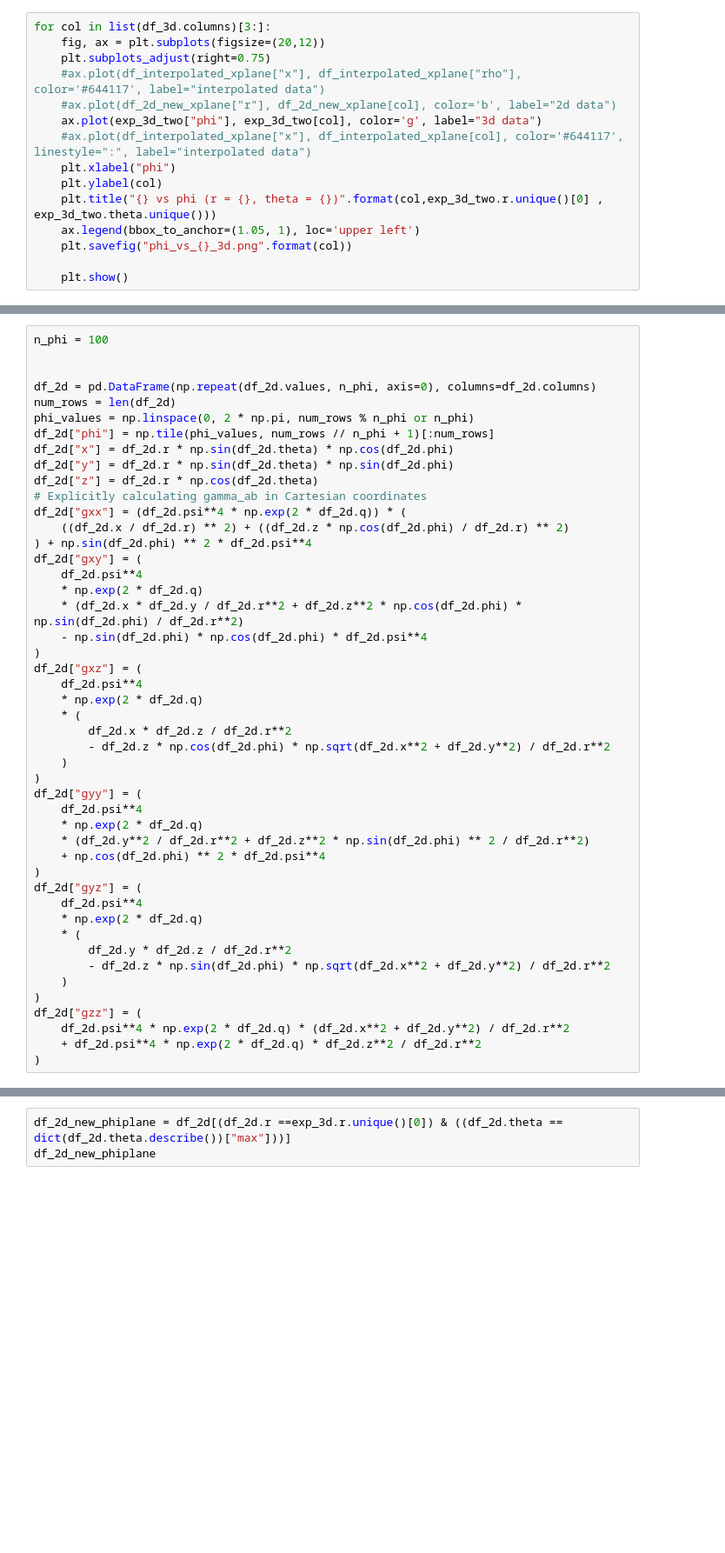
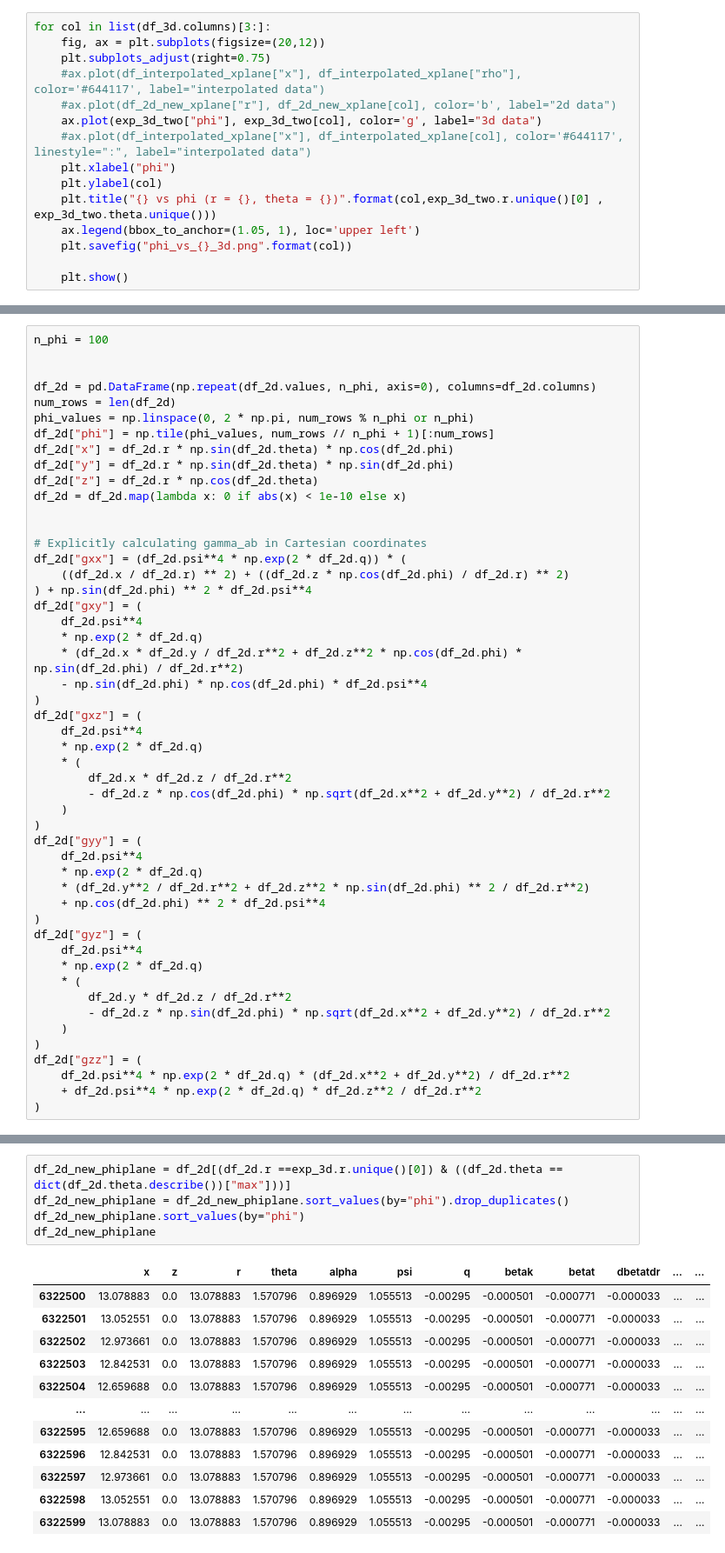
Before and after one commit to TsokarosRelativity/BlackHoleDiskProject, a Jupyter notebook: notebooks/check.ipynb, the cells around one changed output, grey strips where cells are left out. Shown at 87% size. Cells and saved outputs as stored; diff of their text form; blank space fills up the shorter version.

```diff
--- a/notebooks/check.ipynb
+++ b/notebooks/check.ipynb
@@ -66,6 +111,9 @@ df_2d["phi"] = np.tile(phi_values, num_rows // n_phi + 1)[:num_rows]
 df_2d["x"] = df_2d.r * np.sin(df_2d.theta) * np.cos(df_2d.phi)
 df_2d["y"] = df_2d.r * np.sin(df_2d.theta) * np.sin(df_2d.phi)
 df_2d["z"] = df_2d.r * np.cos(df_2d.theta)
+df_2d = df_2d.map(lambda x: 0 if abs(x) < 1e-10 else x)
+
+
 # Explicitly calculating gamma_ab in Cartesian coordinates
 df_2d["gxx"] = (df_2d.psi**4 * np.exp(2 * df_2d.q)) * (
     ((df_2d.x / df_2d.r) ** 2) + ((df_2d.z * np.cos(df_2d.phi) / df_2d.r) ** 2)
@@ -110,3 +189,18 @@ list(df_2d.columns)[4:]
 # %%
 df_2d_new_phiplane = df_2d[(df_2d.r ==exp_3d.r.unique()[0]) & ((df_2d.theta == dict(df_2d.theta.describe())["max"]))]
+df_2d_new_phiplane = df_2d_new_phiplane.sort_values(by="phi").drop_duplicates()
+df_2d_new_phiplane.sort_values(by="phi")
 df_2d_new_phiplane
+# %% [output]
+|  | x | z | r | theta | alpha | psi | q | betak | betat | dbetatdr | ... | ... |
+| 6322500 | 13.078883 | 0.0 | 13.078883 | 1.570796 | 0.896929 | 1.055513 | -0.00295 | -0.000501 | -0.000771 | -0.000033 | ... | ... |
+| 6322501 | 13.052551 | 0.0 | 13.078883 | 1.570796 | 0.896929 | 1.055513 | -0.00295 | -0.000501 | -0.000771 | -0.000033 | ... | ... |
+| 6322502 | 12.973661 | 0.0 | 13.078883 | 1.570796 | 0.896929 | 1.055513 | -0.00295 | -0.000501 | -0.000771 | -0.000033 | ... | ... |
+| 6322503 | 12.842531 | 0.0 | 13.078883 | 1.570796 | 0.896929 | 1.055513 | -0.00295 | -0.000501 | -0.000771 | -0.000033 | ... | ... |
+| 6322504 | 12.659688 | 0.0 | 13.078883 | 1.570796 | 0.896929 | 1.055513 | -0.00295 | -0.000501 | -0.000771 | -0.000033 | ... | ... |
+| ... | ... | ... | ... | ... | ... | ... | ... | ... | ... | ... | ... | ... |
+| 6322595 | 12.659688 | 0.0 | 13.078883 | 1.570796 | 0.896929 | 1.055513 | -0.00295 | -0.000501 | -0.000771 | -0.000033 | ... | ... |
+| 6322596 | 12.842531 | 0.0 | 13.078883 | 1.570796 | 0.896929 | 1.055513 | -0.00295 | -0.000501 | -0.000771 | -0.000033 | ... | ... |
+| 6322597 | 12.973661 | 0.0 | 13.078883 | 1.570796 | 0.896929 | 1.055513 | -0.00295 | -0.000501 | -0.000771 | -0.000033 | ... | ... |
+| 6322598 | 13.052551 | 0.0 | 13.078883 | 1.570796 | 0.896929 | 1.055513 | -0.00295 | -0.000501 | -0.000771 | -0.000033 | ... | ... |
+| 6322599 | 13.078883 | 0.0 | 13.078883 | 1.570796 | 0.896929 | 1.055513 | -0.00295 | -0.000501 | -0.000771 | -0.000033 | ... | ... |
```
Also changed, not shown: parts of 14 cells of this notebook, 1 other file.
